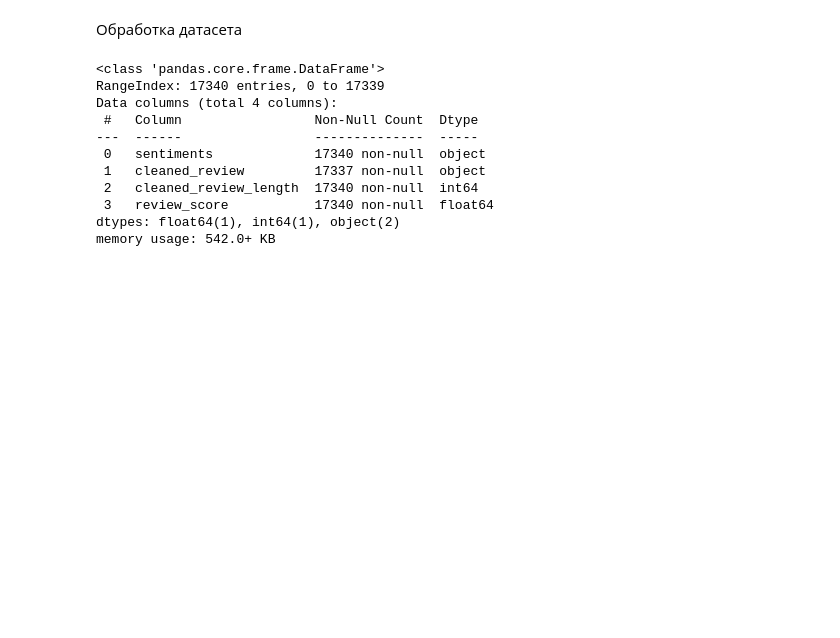
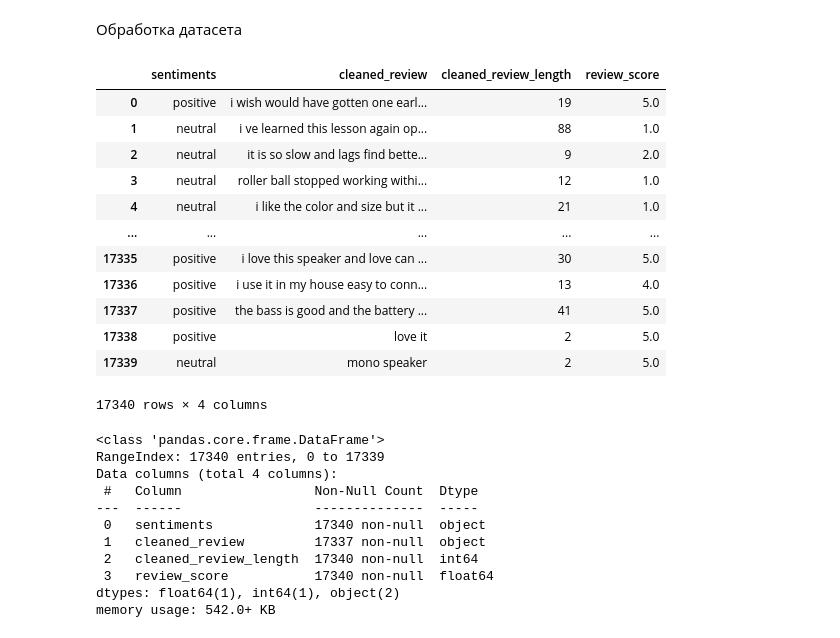
Before and after one commit to 7efirochka/Feedback-Sorter, a Jupyter notebook: notebooks/data_process.ipynb, the cells around one changed output. Cells and saved outputs as stored; diff of their text form; code cells hidden in the pictures; blank space fills up the shorter version.

```diff
--- a/notebooks/data_process.ipynb
+++ b/notebooks/data_process.ipynb
@@ -6,6 +6,22 @@ import csv
 from sklearn.model_selection import train_test_split
 # %%
 df = pd.read_csv("../data/comments.csv")
+# %%
+df
+# %% [output]
+|  | sentiments | cleaned_review | cleaned_review_length | review_score |
+| 0 | positive | i wish would have gotten one earl... | 19 | 5.0 |
+| 1 | neutral | i ve learned this lesson again op... | 88 | 1.0 |
+| 2 | neutral | it is so slow and lags find bette... | 9 | 2.0 |
+| 3 | neutral | roller ball stopped working withi... | 12 | 1.0 |
+| 4 | neutral | i like the color and size but it ... | 21 | 1.0 |
+| ... | ... | ... | ... | ... |
+| 17335 | positive | i love this speaker and love can ... | 30 | 5.0 |
+| 17336 | positive | i use it in my house easy to conn... | 13 | 4.0 |
+| 17337 | positive | the bass is good and the battery ... | 41 | 5.0 |
+| 17338 | positive | love it | 2 | 5.0 |
+| 17339 | neutral | mono speaker | 2 | 5.0 |
+17340 rows × 4 columns
 # %%
 df.info()
 # %% [output]
```
Also changed, not shown: parts of 3 cells of this notebook, 25 other files.
